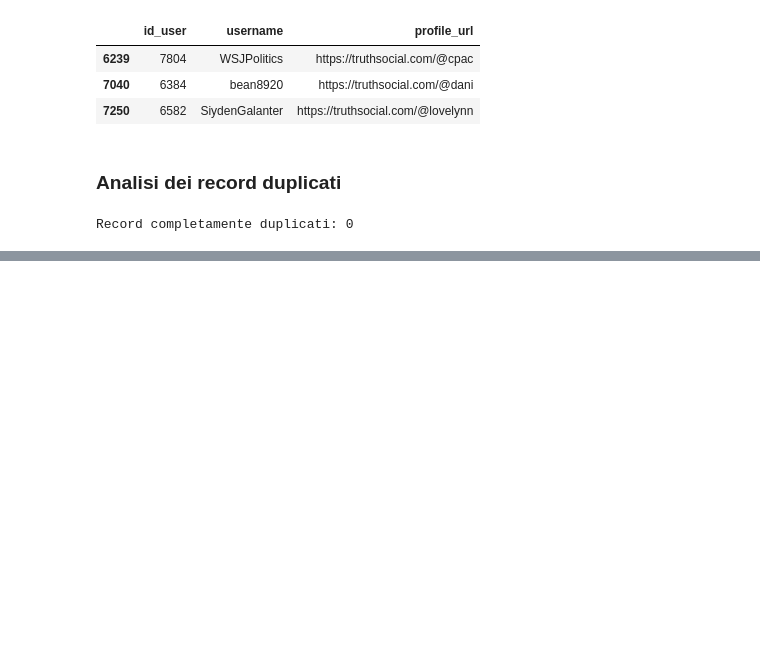
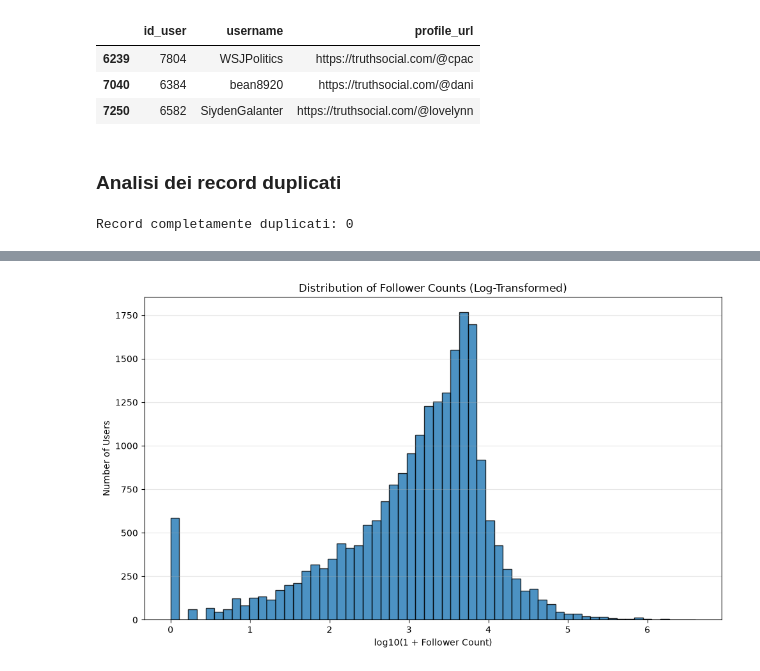
Before and after one commit to lorenzobuccolini03/Truth-Social-Analysis-and-Data-Warehousing---Decision-Support-Systems-, a Jupyter notebook: 01_assignment/01_02_explore_users.ipynb, the cells around one changed output, grey strips where cells are left out. Saved outputs shown, nothing was run; the diff lists cells and outputs as text; code cells hidden in the pictures; blank space fills up the shorter version.

Commit message:
still data understanding of users and events

```diff
--- a/01_assignment/01_02_explore_users.ipynb
+++ b/01_assignment/01_02_explore_users.ipynb
@@ -1,5 +1,7 @@
 # %%
-import os
+from pathlib import Path
 
-print("Current working directory:", os.getcwd())
+USERS_PATH = Path("../Project_Data/users.xml")
+
+print("File trovato:", USERS_PATH.exists())
 # %% [output]
@@ -198,7 +219,7 @@ DataFrame Pandas, senza effettuare una conversione in CSV.
 # %%
 import pandas as pd
 
-df_users = pd.read_xml("users.xml", xpath=".//row")
+df_users = pd.read_xml(USERS_PATH, xpath=".//row")
 
 print("Dimensioni del dataset:", df_users.shape)
 display(df_users.head())
@@ -756,0 +875,30 @@ NameError: name 'pd' is not defined
+# %%
+# Visualize the distribution of follower counts
+# Apply a log10(1 + x) transformation to handle strong right-skewness
+# Adding 1 allows users with zero followers to be included
+
+import numpy as np
+import matplotlib.pyplot as plt
+
+log_followers = np.log10(valid_followers + 1)
+
+# Plot the distribution of log-transformed follower counts
+plt.figure(figsize=(10, 6))
+
+plt.hist(
+    log_followers,
+    bins=60,
+    edgecolor="black",
+    alpha=0.8
+)
+
+# Add labels and title
+plt.title("Distribution of Follower Counts (Log-Transformed)")
+plt.xlabel("log10(1 + Follower Count)")
+plt.ylabel("Number of Users")
+
+plt.grid(axis="y", alpha=0.3)
+plt.tight_layout()
+plt.show()
+# %% [output]
+[figure, added]
```
Also changed, not shown: parts of 24 cells of this notebook, 1 other file.
